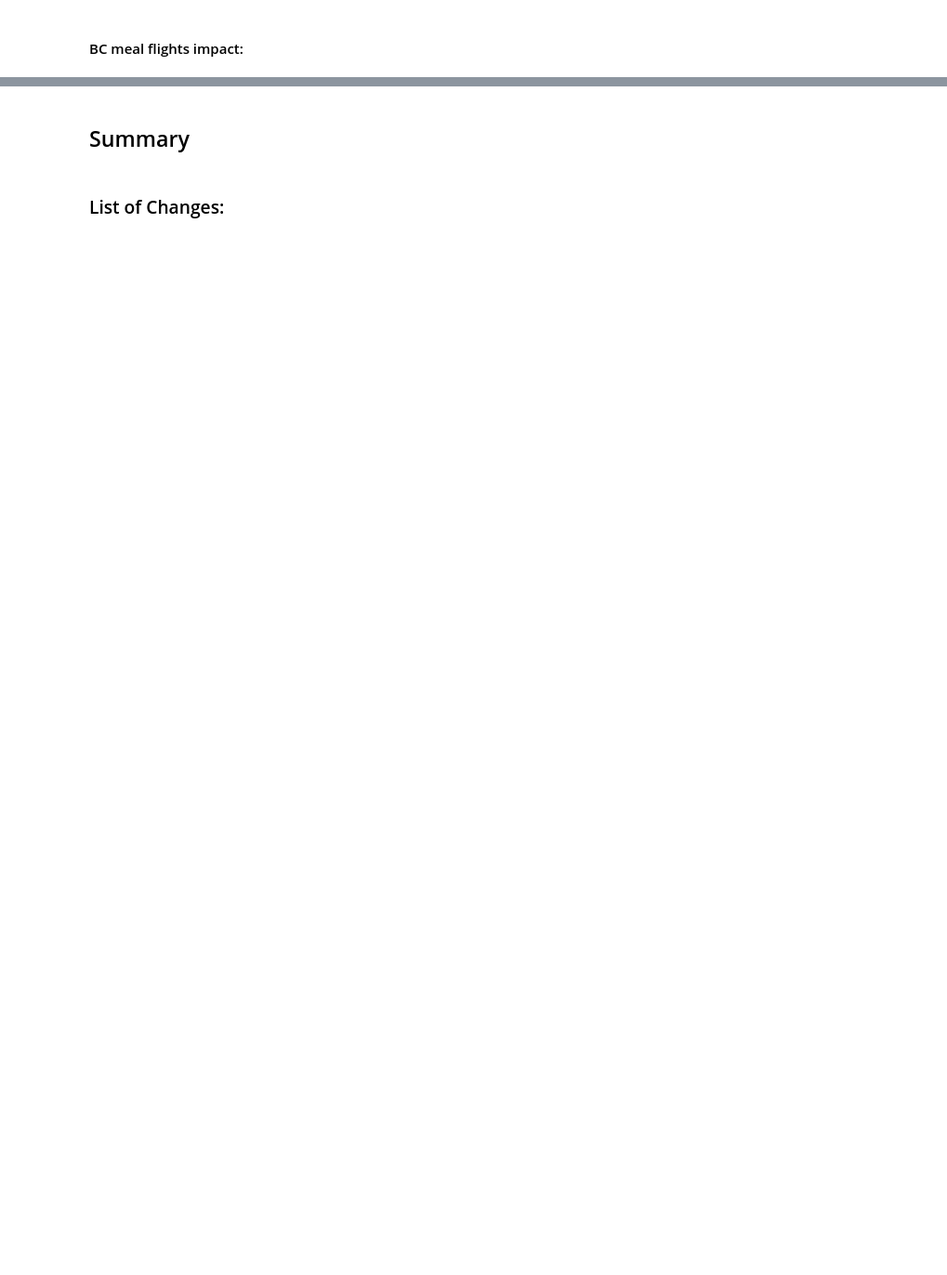
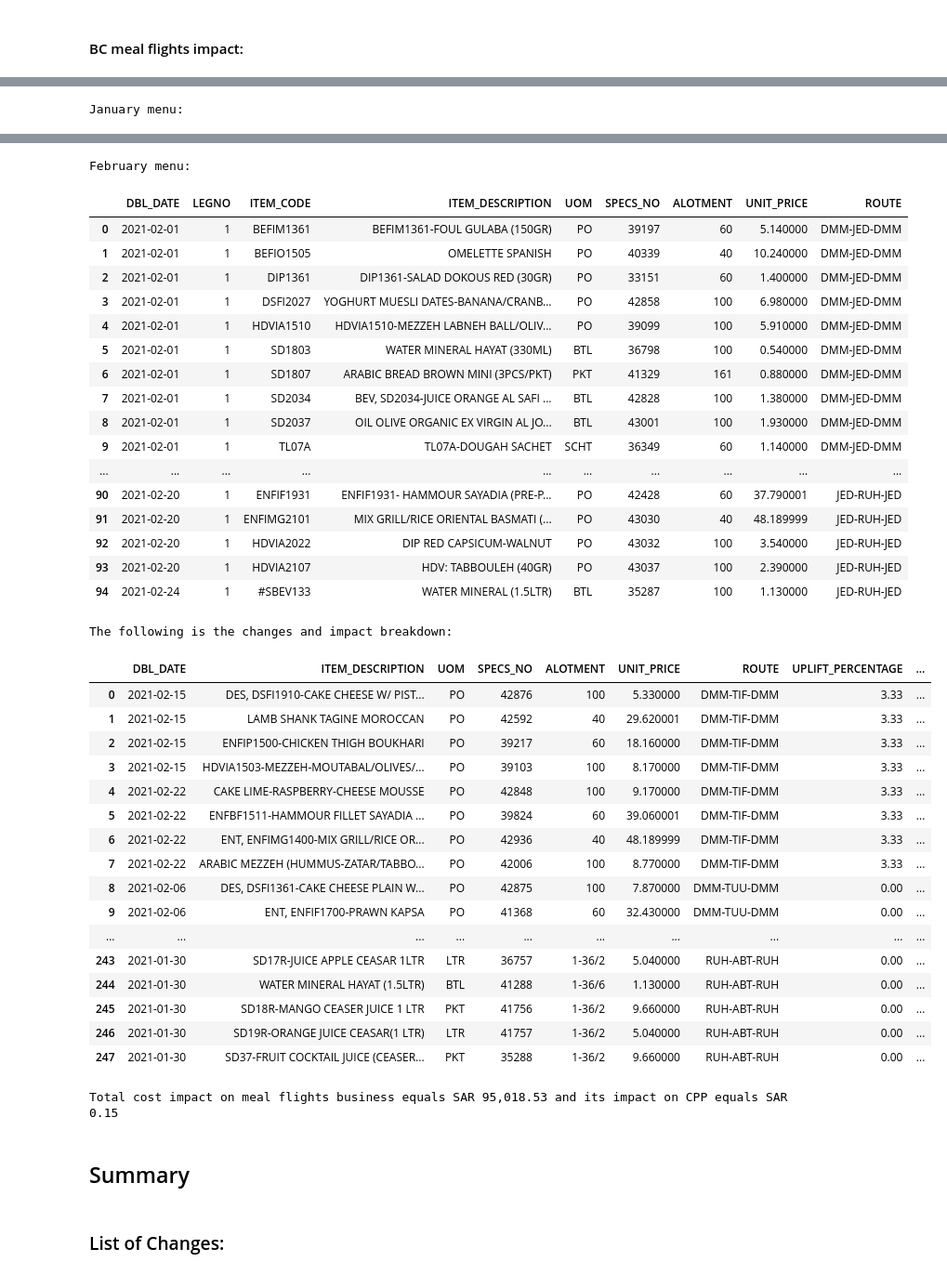
Before and after one commit to KhaledAlmanea/foodMonthlyCostImpact, a Jupyter notebook: CDN Monthly Data Report.ipynb, the cells around one changed output, grey strips where cells are left out. Shown at 93% size. Saved outputs shown, nothing was run; the diff lists cells and outputs as text; code cells hidden in the pictures; blank space fills up the shorter version.

```diff
--- a/CDN Monthly Data Report.ipynb
+++ b/CDN Monthly Data Report.ipynb
@@ -1996,0 +1139,4 @@ Total cost impact on meal flights business equals SAR 87,034.53 and its impact o
+# %%
+bc_meal_changes, bc_meal_cm, bc_meal_pm  = cost_impact_calc('JC', 'meal')
+# %% [output]
+January menu:
@@ -1997,3 +1160,40 @@ Total cost impact on meal flights business equals SAR 87,034.53 and its impact o
+February menu:
+|  | DBL_DATE | LEGNO | ITEM_CODE | ITEM_DESCRIPTION | UOM | SPECS_NO | ALOTMENT | UNIT_PRICE | ROUTE |
+| 0 | 2021-02-01 | 1 | BEFIM1361 | BEFIM1361-FOUL GULABA (150GR) | PO | 39197 | 60 | 5.140000 | DMM-JED-DMM |
+| 1 | 2021-02-01 | 1 | BEFIO1505 | OMELETTE SPANISH | PO | 40339 | 40 | 10.240000 | DMM-JED-DMM |
+| 2 | 2021-02-01 | 1 | DIP1361 | DIP1361-SALAD DOKOUS RED (30GR) | PO | 33151 | 60 | 1.400000 | DMM-JED-DMM |
+| 3 | 2021-02-01 | 1 | DSFI2027 | YOGHURT MUESLI DATES-BANANA/CRANB... | PO | 42858 | 100 | 6.980000 | DMM-JED-DMM |
+| 4 | 2021-02-01 | 1 | HDVIA1510 | HDVIA1510-MEZZEH LABNEH BALL/OLIV... | PO | 39099 | 100 | 5.910000 | DMM-JED-DMM |
+| 5 | 2021-02-01 | 1 | SD1803 | WATER MINERAL HAYAT (330ML) | BTL | 36798 | 100 | 0.540000 | DMM-JED-DMM |
+| 6 | 2021-02-01 | 1 | SD1807 | ARABIC BREAD BROWN MINI (3PCS/PKT) | PKT | 41329 | 161 | 0.880000 | DMM-JED-DMM |
+| 7 | 2021-02-01 | 1 | SD2034 | BEV, SD2034-JUICE ORANGE AL SAFI ... | BTL | 42828 | 100 | 1.380000 | DMM-JED-DMM |
+| 8 | 2021-02-01 | 1 | SD2037 | OIL OLIVE ORGANIC EX VIRGIN AL JO... | BTL | 43001 | 100 | 1.930000 | DMM-JED-DMM |
+| 9 | 2021-02-01 | 1 | TL07A | TL07A-DOUGAH SACHET | SCHT | 36349 | 60 | 1.140000 | DMM-JED-DMM |
+| ... | ... | ... | ... | ... | ... | ... | ... | ... | ... |
+| 90 | 2021-02-20 | 1 | ENFIF1931 | ENFIF1931- HAMMOUR SAYADIA (PRE-P... | PO | 42428 | 60 | 37.790001 | JED-RUH-JED |
+| 91 | 2021-02-20 | 1 | ENFIMG2101 | MIX GRILL/RICE ORIENTAL BASMATI (... | PO | 43030 | 40 | 48.189999 | JED-RUH-JED |
+| 92 | 2021-02-20 | 1 | HDVIA2022 | DIP RED CAPSICUM-WALNUT | PO | 43032 | 100 | 3.540000 | JED-RUH-JED |
+| 93 | 2021-02-20 | 1 | HDVIA2107 | HDV: TABBOULEH (40GR) | PO | 43037 | 100 | 2.390000 | JED-RUH-JED |
+| 94 | 2021-02-24 | 1 | #SBEV133 | WATER MINERAL (1.5LTR) | BTL | 35287 | 100 | 1.130000 | JED-RUH-JED |
+The following is the changes and impact breakdown:
+|  | DBL_DATE | ITEM_DESCRIPTION | UOM | SPECS_NO | ALOTMENT | UNIT_PRICE | ROUTE | UPLIFT_PERCENTAGE | ... |
+| 0 | 2021-02-15 | DES, DSFI1910-CAKE CHEESE W/ PIST... | PO | 42876 | 100 | 5.330000 | DMM-TIF-DMM | 3.33 | ... |
+| 1 | 2021-02-15 | LAMB SHANK TAGINE MOROCCAN | PO | 42592 | 40 | 29.620001 | DMM-TIF-DMM | 3.33 | ... |
+| 2 | 2021-02-15 | ENFIP1500-CHICKEN THIGH BOUKHARI | PO | 39217 | 60 | 18.160000 | DMM-TIF-DMM | 3.33 | ... |
+| 3 | 2021-02-15 | HDVIA1503-MEZZEH-MOUTABAL/OLIVES/... | PO | 39103 | 100 | 8.170000 | DMM-TIF-DMM | 3.33 | ... |
+| 4 | 2021-02-22 | CAKE LIME-RASPBERRY-CHEESE MOUSSE | PO | 42848 | 100 | 9.170000 | DMM-TIF-DMM | 3.33 | ... |
+| 5 | 2021-02-22 | ENFBF1511-HAMMOUR FILLET SAYADIA ... | PO | 39824 | 60 | 39.060001 | DMM-TIF-DMM | 3.33 | ... |
+| 6 | 2021-02-22 | ENT, ENFIMG1400-MIX GRILL/RICE OR... | PO | 42936 | 40 | 48.189999 | DMM-TIF-DMM | 3.33 | ... |
+| 7 | 2021-02-22 | ARABIC MEZZEH (HUMMUS-ZATAR/TABBO... | PO | 42006 | 100 | 8.770000 | DMM-TIF-DMM | 3.33 | ... |
+| 8 | 2021-02-06 | DES, DSFI1361-CAKE CHEESE PLAIN W... | PO | 42875 | 100 | 7.870000 | DMM-TUU-DMM | 0.00 | ... |
+| 9 | 2021-02-06 | ENT, ENFIF1700-PRAWN KAPSA | PO | 41368 | 60 | 32.430000 | DMM-TUU-DMM | 0.00 | ... |
+| ... | ... | ... | ... | ... | ... | ... | ... | ... | ... |
+| 243 | 2021-01-30 | SD17R-JUICE APPLE CEASAR 1LTR | LTR | 36757 | 1-36/2 | 5.040000 | RUH-ABT-RUH | 0.00 | ... |
+| 244 | 2021-01-30 | WATER MINERAL HAYAT (1.5LTR) | BTL | 41288 | 1-36/6 | 1.130000 | RUH-ABT-RUH | 0.00 | ... |
+| 245 | 2021-01-30 | SD18R-MANGO CEASER JUICE 1 LTR | PKT | 41756 | 1-36/2 | 9.660000 | RUH-ABT-RUH | 0.00 | ... |
+| 246 | 2021-01-30 | SD19R-ORANGE JUICE CEASAR(1 LTR) | LTR | 41757 | 1-36/2 | 5.040000 | RUH-ABT-RUH | 0.00 | ... |
+| 247 | 2021-01-30 | SD37-FRUIT COCKTAIL JUICE (CEASER... | PKT | 35288 | 1-36/2 | 9.660000 | RUH-ABT-RUH | 0.00 | ... |
+Total cost impact on meal flights business equals SAR 95,018.53 and its impact on CPP equals SAR 0.15
 # %% [markdown]
 ## Summary
 # %% [markdown]
```
Also changed, not shown: parts of 19 cells of this notebook.
